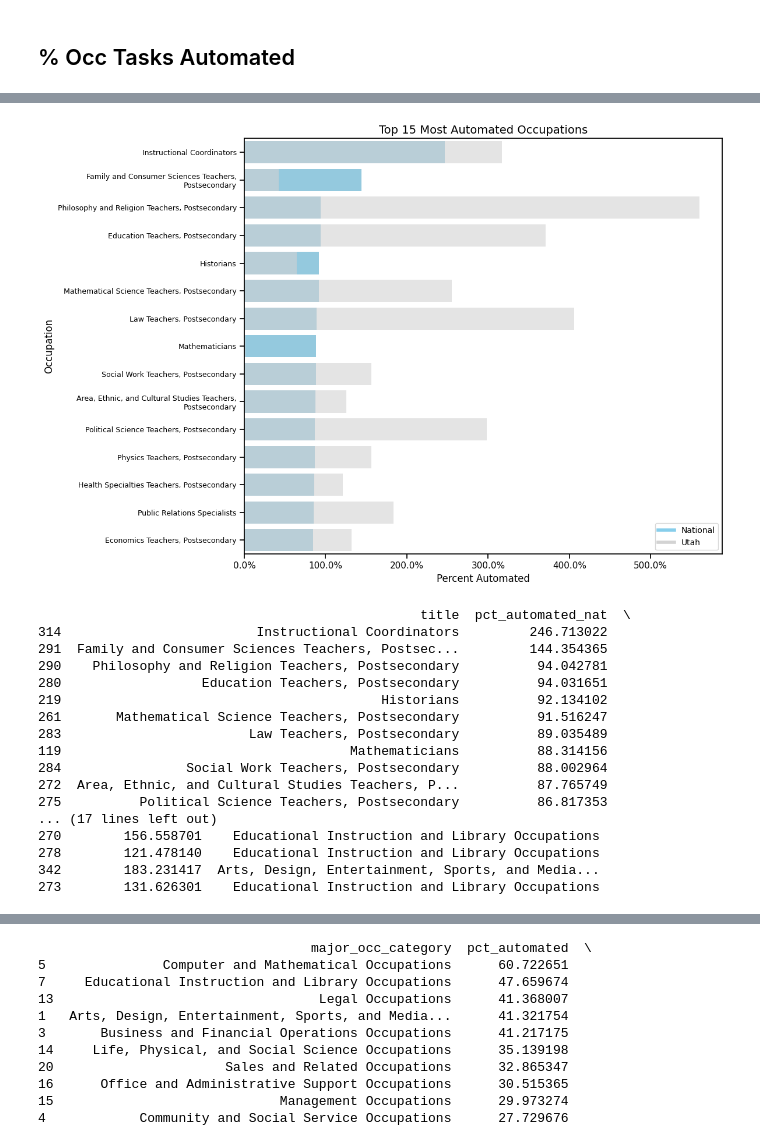
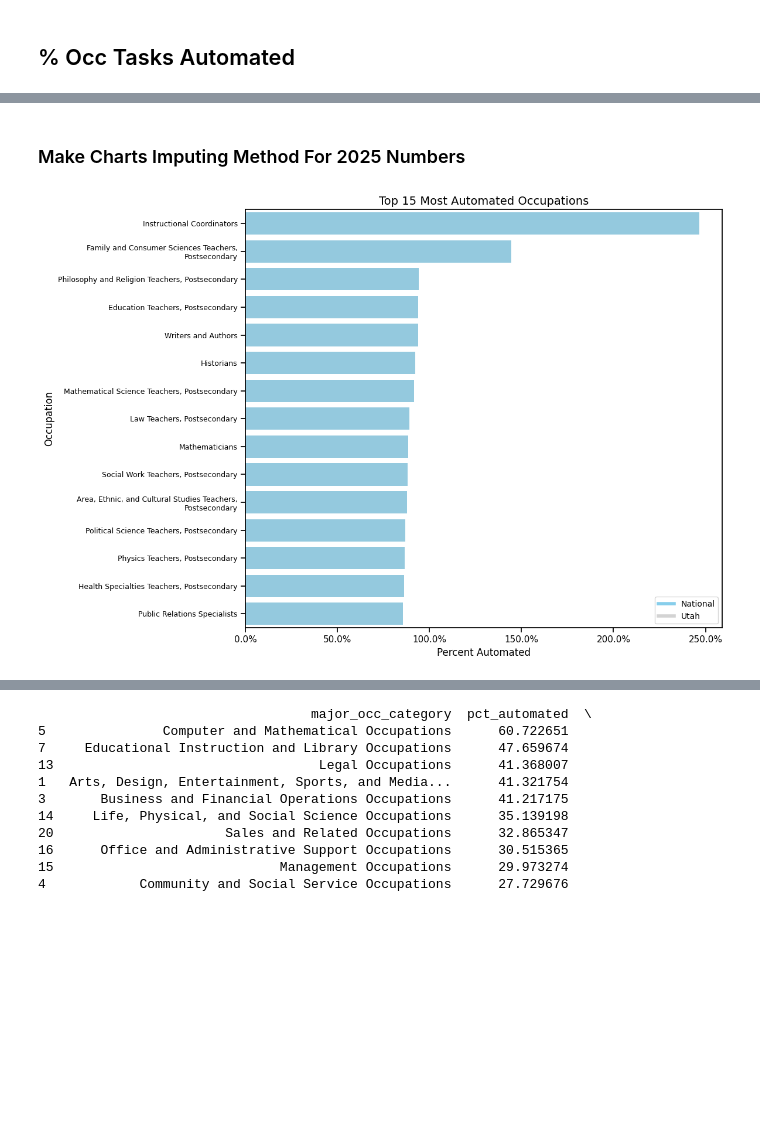
Before and after one commit to theodorewright11/aei_data_analysis, a Jupyter notebook: scripts/charts.ipynb, the cells around one changed output, grey strips where cells are left out. Saved outputs shown, nothing was run; the diff lists cells and outputs as text; code cells hidden in the pictures; blank space fills up the shorter version.

```diff
--- a/scripts/charts.ipynb
+++ b/scripts/charts.ipynb
@@ -1016,5 +1054,5 @@ for pct_col in pcts:
 # %%
-# Setting up Dataframe
+# Setting up Dataframe to not leave out any task data
 
 ai_tasks = pd.read_csv("../data/tasks_final.csv")
 all_tasks = pd.read_csv("../data/ratings_eco_2025.csv")
@@ -1146,13 +1184,13 @@ all_tasks_merged = all_tasks_merged[[
     'code_and_title_changed'
 ]]
 
-all_tasks_merged.rename(columns={'freq_mean': 'freq_sum_eco'}, inplace=True)
+all_tasks_merged.rename(columns={'freq_mean': 'freq_sum_eco', 'freq_sum_2025_ai': 'freq_sum_ai', 'ai_task_count_nat': 'ai_task_comp_nat', 'ai_task_count_utah': 'ai_task_comp_ut'}, inplace=True)
 
 # # all_tasks_merged["ai_task_count_utah_adjusted"] = all_tasks_merged["ai_task_count"] * (all_tasks_merged["tot_emp_ut_adjusted"] / all_tasks_merged["tot_emp_nat_adjusted"])
 # all_tasks_merged["ai_task_count_utah_adjusted"] = all_tasks_merged["ai_task_count"] * (1/50)
 
-all_tasks_merged['pct_automated_nat'] = (all_tasks_merged['ai_task_count_nat'] / all_tasks_merged['task_comp_nat']) * 100
-all_tasks_merged['pct_automated_ut'] = (all_tasks_merged['ai_task_count_utah'] / all_tasks_merged['task_comp_ut']) * 100
+all_tasks_merged['pct_automated_nat'] = (all_tasks_merged['ai_task_comp_nat'] / all_tasks_merged['task_comp_nat']) * 100
+all_tasks_merged['pct_automated_ut'] = (all_tasks_merged['ai_task_comp_ut'] / all_tasks_merged['task_comp_ut']) * 100
 
 all_tasks_merged
 # %% [output]
@@ -1171 +1209,3 @@ all_tasks_merged
 878 rows × 17 columns
+# %% [markdown]
+### Make Charts Imputing Method For 2025 Numbers
@@ -1172,11 +1230,8 @@ all_tasks_merged
 # %%
-
-# Calculate automation percentage
-all_tasks_merged['pct_automated_nat'] = (all_tasks_merged['ai_task_count'] / all_tasks_merged['task_comp_nat']) * 100
-all_tasks_merged['pct_automated_ut'] = (all_tasks_merged['ai_task_count_utah_adjusted'] / all_tasks_merged['task_comp_ut']) * 100
+# Get top 15 by national automation percentage
 
 
-# Get top 15 by national automation percentage
+
 top_15 = all_tasks_merged.nlargest(15, 'pct_automated_nat').copy()
 
 
@@ -1189,50 +1244,33 @@ fig, ax = plt.subplots(figsize=(12, max(6, 0.55 * len(top_15))))
 sns.barplot(data=top_15, x='pct_automated_nat', y='title', color='skyblue', ax=ax)
 
 # Overlay Utah as gray bars
-sns.barplot(data=top_15, x='pct_automated_ut', y='title', color='lightgray', alpha=0.6, ax=ax)
+# sns.barplot(data=top_15, x='pct_automated_ut', y='title', color='lightgray', alpha=0.6, ax=ax)
 
 # Wrap y labels
 current_labels = [item.get_text() for item in ax.get_yticklabels()]
 wrapped_labels = ['\n'.join(wrap(label, width=50)) for label in current_labels]
 ax.set_yticks(ax.get_yticks())
 ax.set_yticklabels(wrapped_labels, fontsize=9)
 plt.subplots_adjust(left=0.35)
 
 # Formatting
 ax.set_title(f"Top 15 Most Automated Occupations", fontsize=14)
 ax.set_xlabel("Percent Automated", fontsize=12)
 ax.set_ylabel("Occupation", fontsize=12)
 ax.xaxis.set_major_formatter(plt.FuncFormatter(lambda x, _: f"{x:.1f}%"))
 
 # Legend
 # from matplotlib.lines import Line2D
 legend_elements = [
     Line2D([0], [0], color='skyblue', lw=4, label='National'),
     Line2D([0], [0], color='lightgray', lw=4, label='Utah')
 ]
 ax.legend(handles=legend_elements, loc='lower right', fontsize=10)
 
 plt.tight_layout()
 plt.savefig(os.path.join(outdir, "top15_automated_occupations.png"), dpi=300)
 plt.show()
 
-print(top_15[['title', 'pct_automated_nat', 'pct_automated_ut', 'major_occ_category']])
+# print(top_15[['title', 'pct_automated_nat', 'pct_automated_ut', 'major_occ_category']])
 # %% [output]
-[figure, old version]
+[figure, new version]
-                                                 title  pct_automated_nat  \
-314                         Instructional Coordinators         246.713022
-291  Family and Consumer Sciences Teachers, Postsec...         144.354365
-290    Philosophy and Religion Teachers, Postsecondary          94.042781
-280                  Education Teachers, Postsecondary          94.031651
-219                                         Historians          92.134102
-261       Mathematical Science Teachers, Postsecondary          91.516247
-283                        Law Teachers, Postsecondary          89.035489
-119                                     Mathematicians          88.314156
-284                Social Work Teachers, Postsecondary          88.002964
-272  Area, Ethnic, and Cultural Studies Teachers, P...          87.765749
-275          Political Science Teachers, Postsecondary          86.817353
-... (17 lines left out)
-270        156.558701    Educational Instruction and Library Occupations
-278        121.478140    Educational Instruction and Library Occupations
-342        183.231417  Arts, Design, Entertainment, Sports, and Media...
-273        131.626301    Educational Instruction and Library Occupations
```
Also changed, not shown: parts of 10 cells of this notebook, 5 other files.
